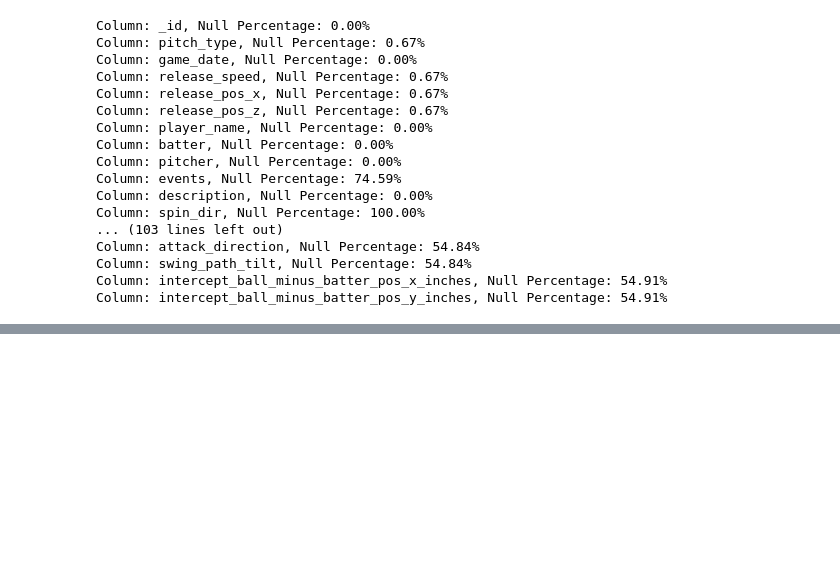
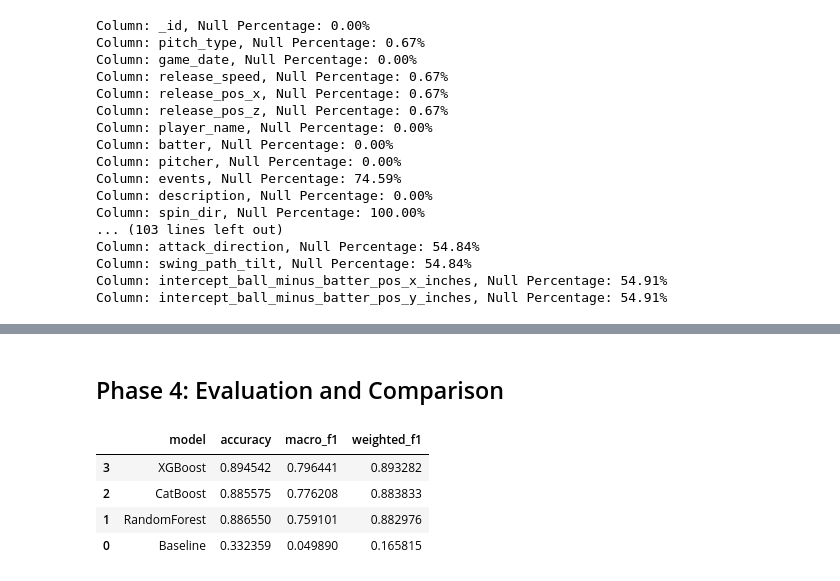
Before and after one commit to Eli-V-14/baseball-pitch-prediction-model, a Jupyter notebook: backend/data_analysis.ipynb, the cells around one changed output, grey strips where cells are left out. Drawn from its saved outputs; the diff is of its cells as text; code cells hidden in the pictures; blank space fills up the shorter version.

```diff
--- a/backend/data_analysis.ipynb
+++ b/backend/data_analysis.ipynb
@@ -106,0 +374,20 @@ features = [
+# %% [markdown]
+## Phase 4: Evaluation and Comparison
+# %%
+def evaluate_model(y_true, y_pred, model_name):
+    return {
+        "model": model_name,
+        "accuracy": accuracy_score(y_true, y_pred),
+        "macro_f1": f1_score(y_true, y_pred, average="macro", zero_division=0),
+        "weighted_f1": f1_score(y_true, y_pred, average="weighted", zero_division=0),
+    }
+
+results = [evaluate_model(y_test, y_hat, name) for name, y_hat in preds.items()]
+results_df = pd.DataFrame(results).sort_values(["macro_f1", "weighted_f1"], ascending=False)
+results_df
+# %% [output]
+|  | model | accuracy | macro_f1 | weighted_f1 |
+| 3 | XGBoost | 0.894542 | 0.796441 | 0.893282 |
+| 2 | CatBoost | 0.885575 | 0.776208 | 0.883833 |
+| 1 | RandomForest | 0.886550 | 0.759101 | 0.882976 |
+| 0 | Baseline | 0.332359 | 0.049890 | 0.165815 |
```
Also changed, not shown: parts of 15 cells of this notebook, 5 other files.
